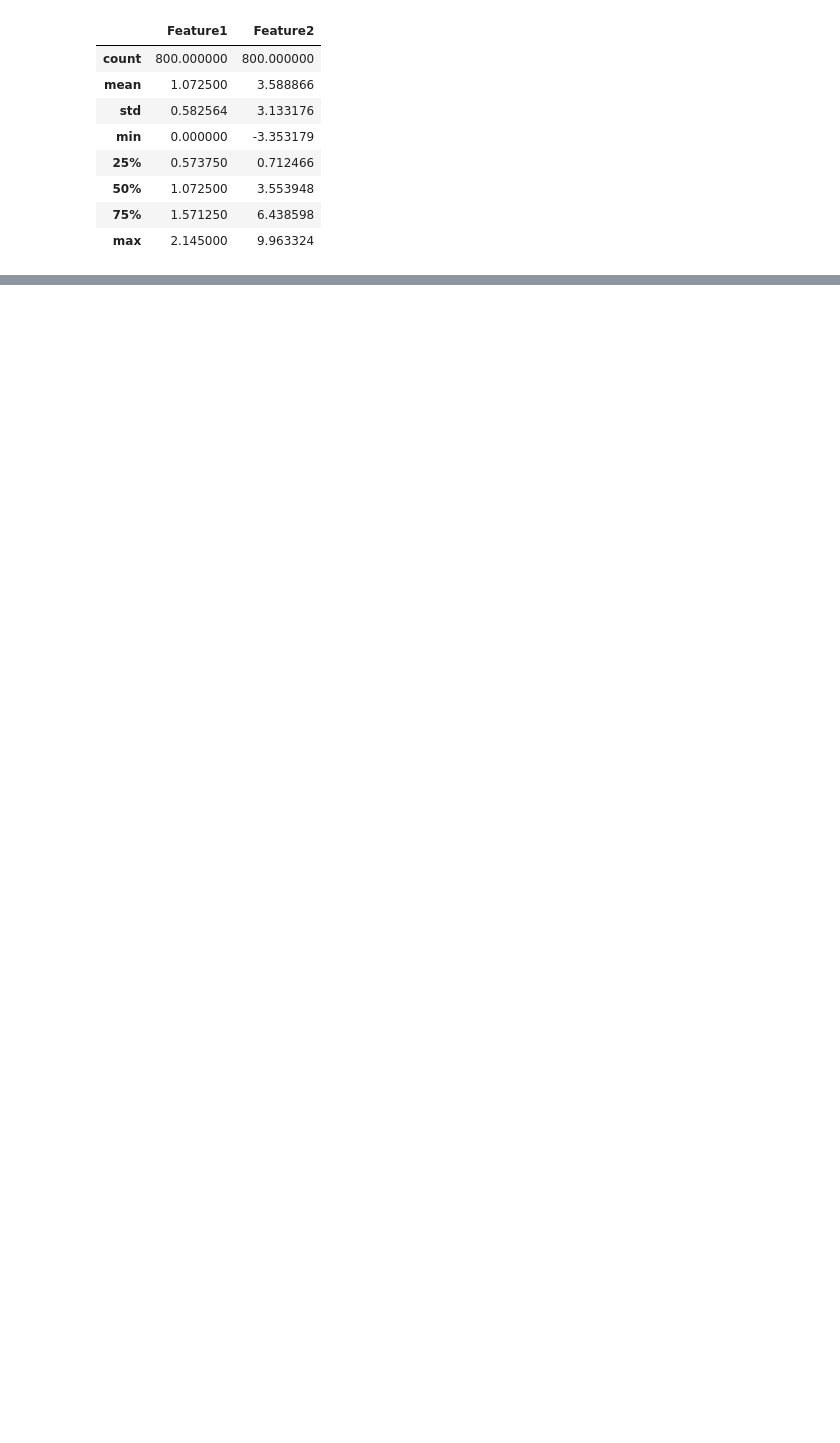
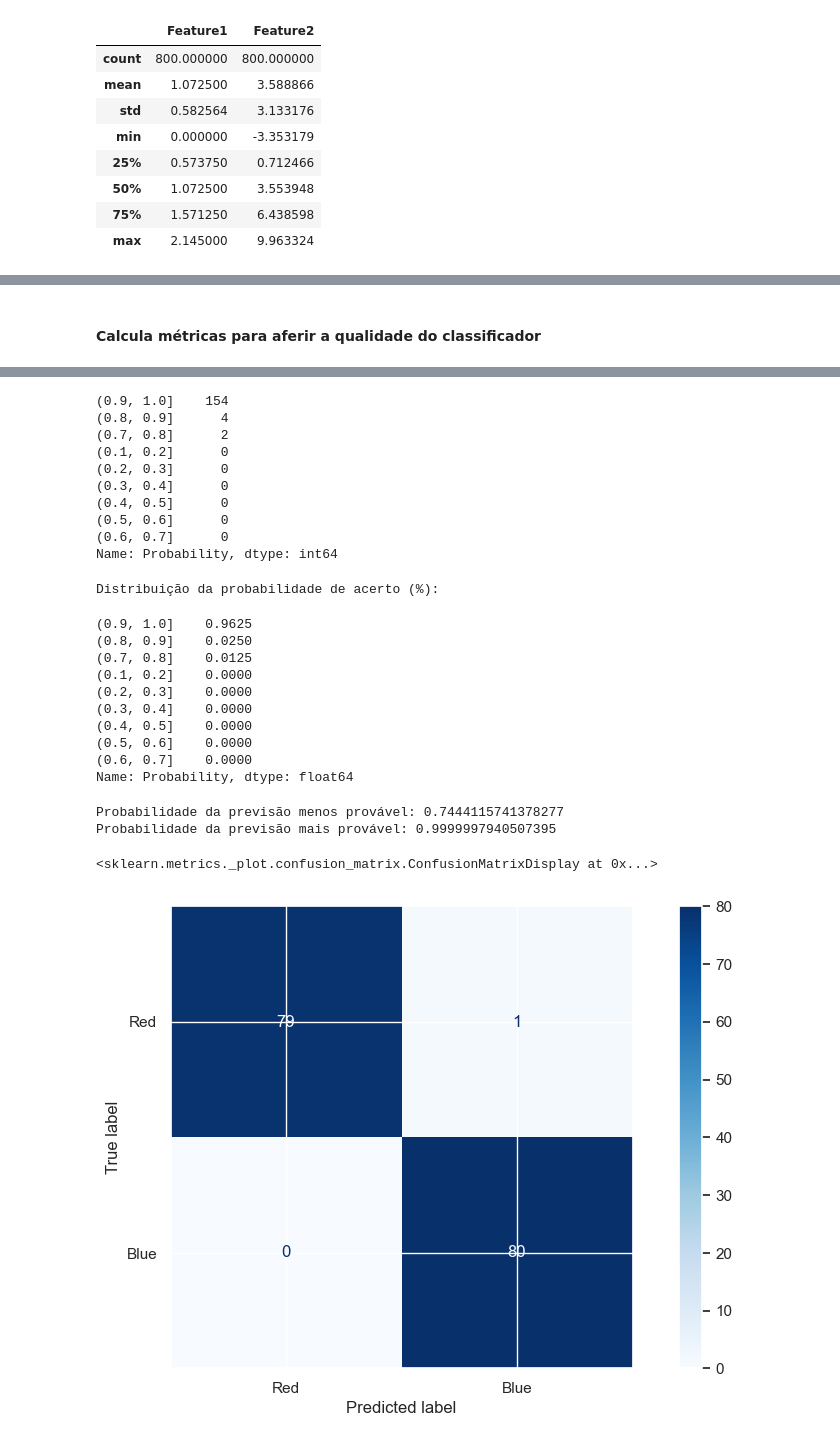
Before and after one commit to c-sant/ai-ec9, a Jupyter notebook: Carlos_Santos_N1_B1_S1_2024.ipynb, the cells around one changed output, grey strips where cells are left out. Drawn from its saved outputs; the diff is of its cells as text; code cells hidden in the pictures; blank space fills up the shorter version.

```diff
--- a/Carlos_Santos_N1_B1_S1_2024.ipynb
+++ b/Carlos_Santos_N1_B1_S1_2024.ipynb
@@ -571,0 +136,26 @@ blue_features = df_blue[["Bias", "Feature1"]]
+# %% [markdown]
+#### Calcula métricas para aferir a qualidade do classificador
+# %%
+clf_rpt = classification_report(y_test, y_predicted)
+
+print(f"Métricas principais de classificadores:\n\n{clf_rpt}")
+
+print("Distribuição da probabilidade de acerto:")
+display(
+    pd.cut(df_test["Probability"], bins=[i / 10 for i in range(1, 11)]).value_counts()
+)
+
+print("Distribuição da probabilidade de acerto (%):")
+display(
+    pd.cut(df_test["Probability"], bins=[i / 10 for i in range(1, 11)]).value_counts(
+        normalize=True
+    )
+)
+
+print(f"Probabilidade da previsão menos provável: {df_test['Probability'].min()}")
+print(f"Probabilidade da previsão mais provável: {df_test['Probability'].max()}")
+
+ConfusionMatrixDisplay.from_estimator(
+    classifier, X_test, y_test, display_labels=["Red", "Blue"], cmap=plt.cm.Blues
+)
+# %% [output]
@@ -571,0 +174,25 @@ blue_features = df_blue[["Bias", "Feature1"]]
+(0.9, 1.0]    154
+(0.8, 0.9]      4
+(0.7, 0.8]      2
+(0.1, 0.2]      0
+(0.2, 0.3]      0
+(0.3, 0.4]      0
+(0.4, 0.5]      0
+(0.5, 0.6]      0
+(0.6, 0.7]      0
+Name: Probability, dtype: int64
+Distribuição da probabilidade de acerto (%):
+(0.9, 1.0]    0.9625
+(0.8, 0.9]    0.0250
+(0.7, 0.8]    0.0125
+(0.1, 0.2]    0.0000
+(0.2, 0.3]    0.0000
+(0.3, 0.4]    0.0000
+(0.4, 0.5]    0.0000
+(0.5, 0.6]    0.0000
+(0.6, 0.7]    0.0000
+Name: Probability, dtype: float64
+Probabilidade da previsão menos provável: 0.7444115741378277
+Probabilidade da previsão mais provável: 0.9999997940507395
+<sklearn.metrics._plot.confusion_matrix.ConfusionMatrixDisplay at 0x...>
+[figure, added]
```
Also changed, not shown: parts of 66 cells of this notebook.
